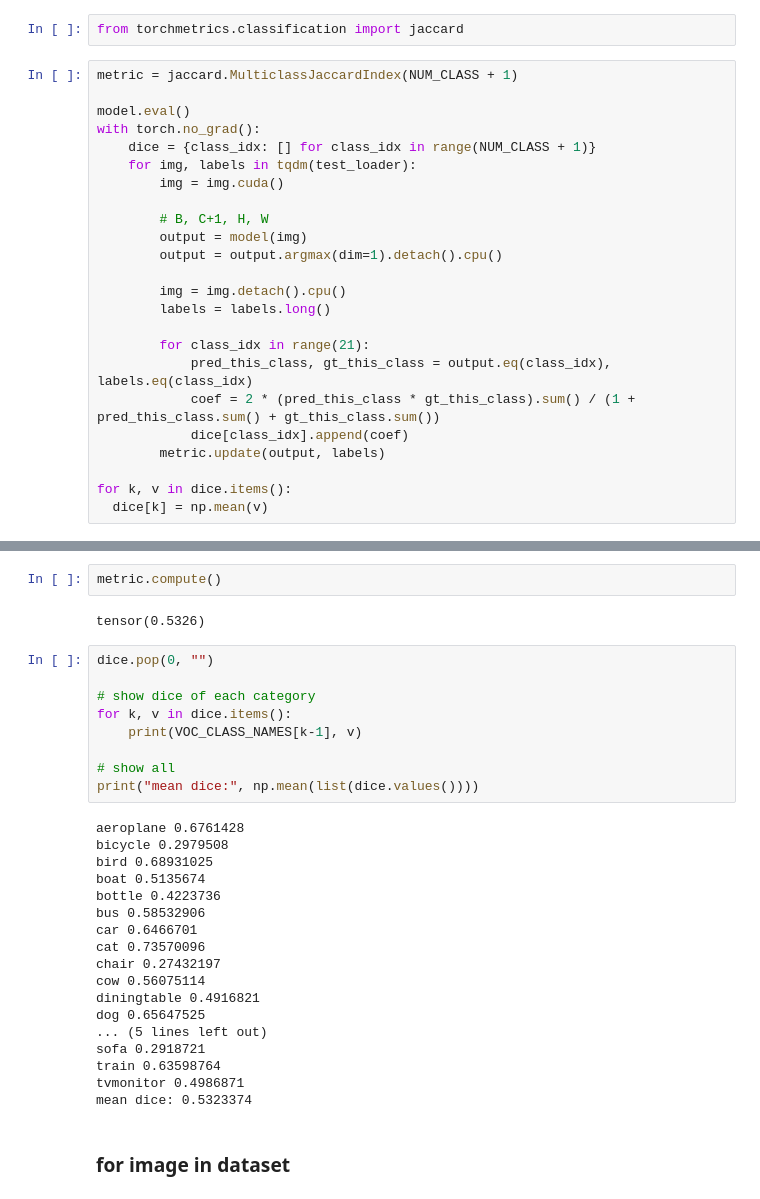
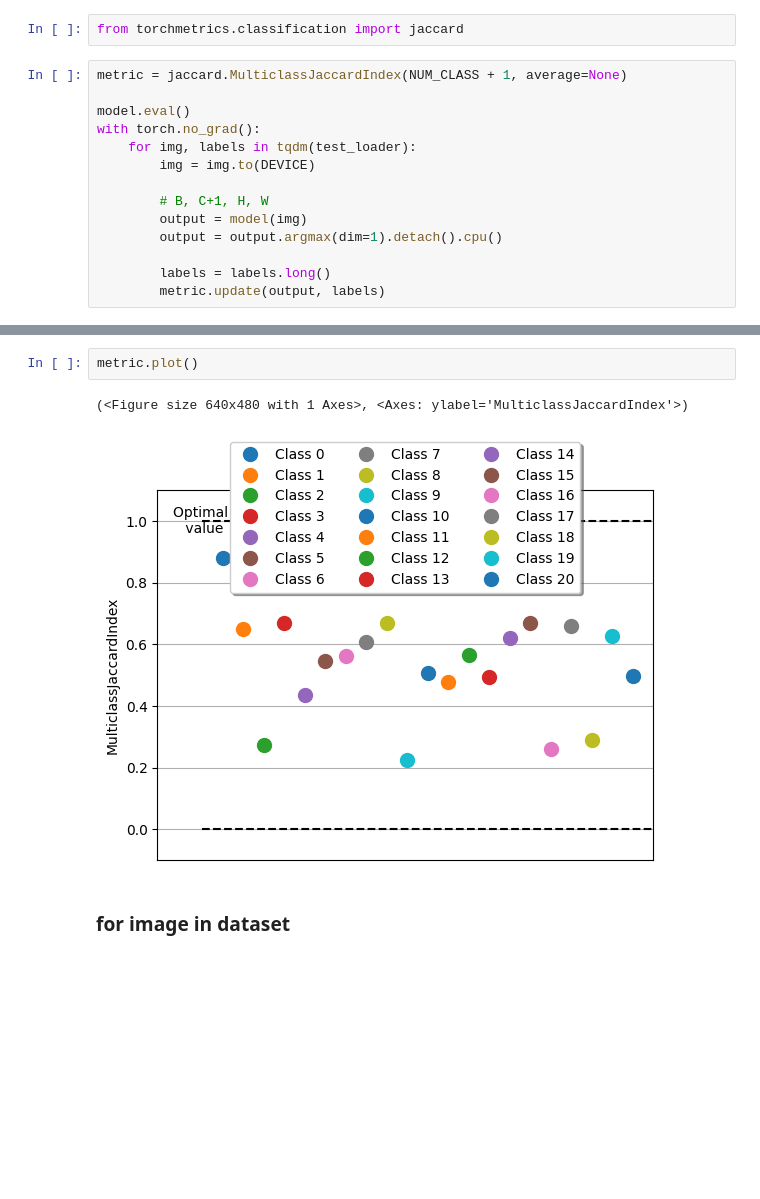
Before and after one commit to gitE0Z9/pytorch-implementations, a Jupyter notebook: notebooks/deeplab.ipynb, the cells around one changed output, grey strips where cells are left out. Drawn from its saved outputs; the diff is of its cells as text; blank space fills up the shorter version.

Commit message:
refactor: jaccard index for deeplab

```diff
--- a/notebooks/deeplab.ipynb
+++ b/notebooks/deeplab.ipynb
@@ -192,26 +192,16 @@ model.load_state_dict(torch.load(model_path))
 # %%
 from torchmetrics.classification import jaccard
 # %%
-metric = jaccard.MulticlassJaccardIndex(NUM_CLASS + 1)
+metric = jaccard.MulticlassJaccardIndex(NUM_CLASS + 1, average=None)
 
 model.eval()
 with torch.no_grad():
-    dice = {class_idx: [] for class_idx in range(NUM_CLASS + 1)}
     for img, labels in tqdm(test_loader):
-        img = img.cuda()
+        img = img.to(DEVICE)
 
         # B, C+1, H, W
         output = model(img)
         output = output.argmax(dim=1).detach().cpu()
 
-        img = img.detach().cpu()
         labels = labels.long()
-
-        for class_idx in range(21):
-            pred_this_class, gt_this_class = output.eq(class_idx), labels.eq(class_idx)
-            coef = 2 * (pred_this_class * gt_this_class).sum() / (1 + pred_this_class.sum() + gt_this_class.sum())
-            dice[class_idx].append(coef)
         metric.update(output, labels)
-
-for k, v in dice.items():
-  dice[k] = np.mean(v)
@@ -218,34 +232,8 @@ for k, v in dice.items():
 # %%
-metric.compute()
+metric.plot()
 # %% [output]
-tensor(0.5326)
+(<Figure size 640x480 with 1 Axes>, <Axes: ylabel='MulticlassJaccardIndex'>)
+[figure, added]
-# %%
-dice.pop(0, "")
-
-# show dice of each category
-for k, v in dice.items():
-    print(VOC_CLASS_NAMES[k-1], v)
-
-# show all
-print("mean dice:", np.mean(list(dice.values())))
-# %% [output]
-aeroplane 0.6761428
-bicycle 0.2979508
-bird 0.68931025
-boat 0.5135674
-bottle 0.4223736
-bus 0.58532906
-car 0.6466701
-cat 0.73570096
-chair 0.27432197
-cow 0.56075114
-diningtable 0.4916821
-dog 0.65647525
-... (5 lines left out)
-sofa 0.2918721
-train 0.63598764
-tvmonitor 0.4986871
-mean dice: 0.5323374
 # %% [markdown]
 ### for image in dataset
 # %%
```
Also changed, not shown: parts of 2 cells of this notebook.
